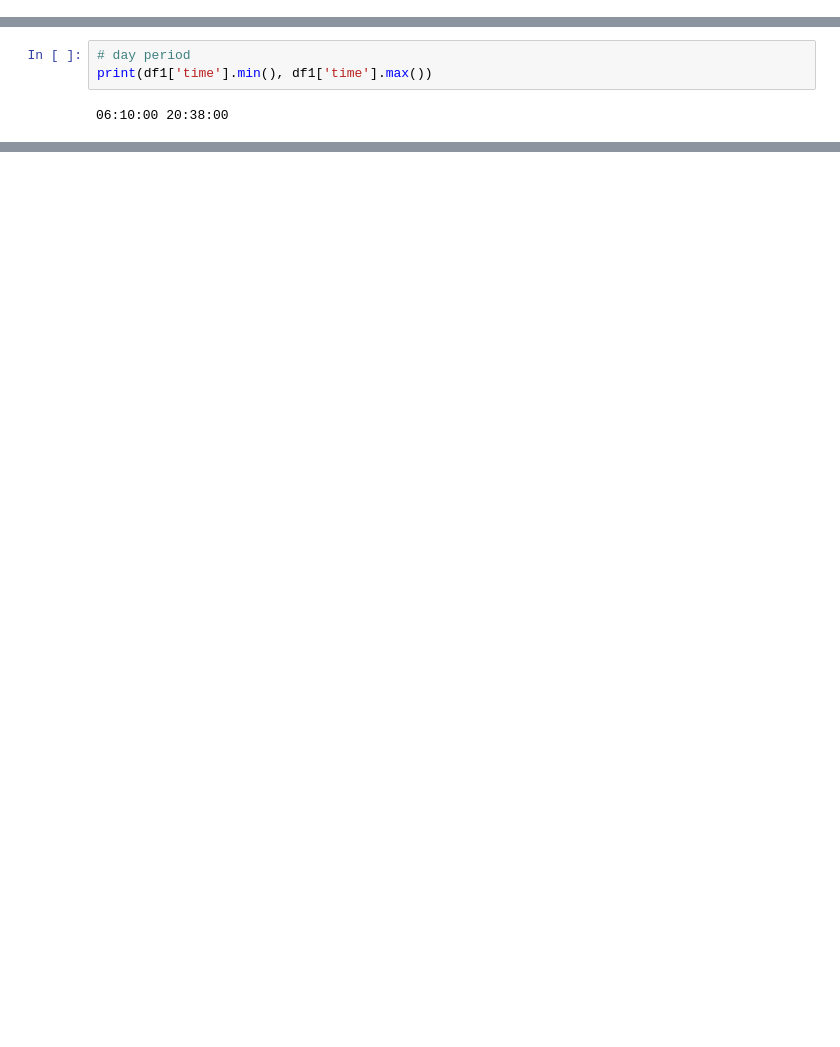
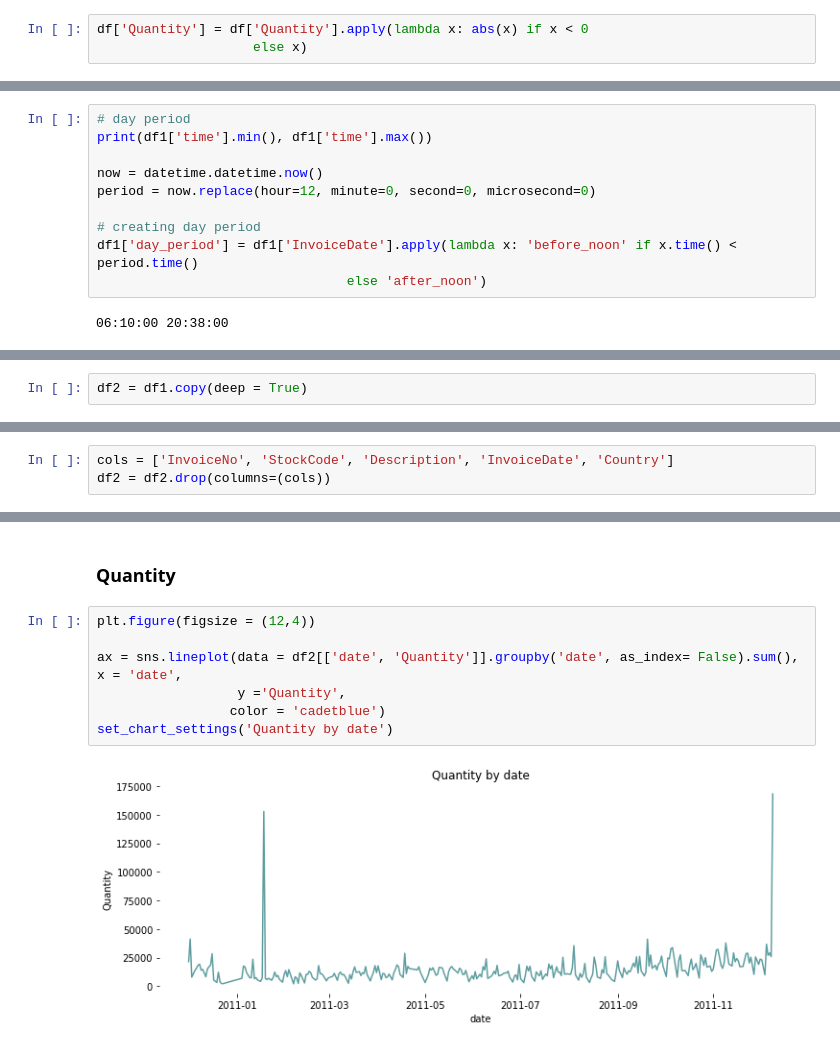
Before and after one commit to daianeklein/customer-segmentation, a Jupyter notebook: customer-segmentation.ipynb, the cells around one changed output, grey strips where cells are left out. Cells and saved outputs as stored; diff of their text form; blank space fills up the shorter version.

```diff
--- a/customer-segmentation.ipynb
+++ b/customer-segmentation.ipynb
@@ -133,0 +222,3 @@ print(df['UnitPrice'].max())
+# %%
+df['Quantity'] = df['Quantity'].apply(lambda x: abs(x) if x < 0
+                    else x)
@@ -175,5 +276,12 @@ df1['weekend'] = df1['day_of_week'].apply(lambda x: 1 if x == 'Saturday' or x ==
 # %%
 # day period
 print(df1['time'].min(), df1['time'].max())
+
+now = datetime.datetime.now()
+period = now.replace(hour=12, minute=0, second=0, microsecond=0)
+
+# creating day period
+df1['day_period'] = df1['InvoiceDate'].apply(lambda x: 'before_noon' if x.time() < period.time()
+                                else 'after_noon')
 # %% [output]
 06:10:00 20:38:00
@@ -179,0 +302,2 @@ print(df1['time'].min(), df1['time'].max())
+# %%
+df2 = df1.copy(deep = True)
@@ -179,0 +335,3 @@ print(df1['time'].min(), df1['time'].max())
+# %%
+cols = ['InvoiceNo', 'StockCode', 'Description', 'InvoiceDate', 'Country']
+df2 = df2.drop(columns=(cols))
@@ -179,0 +347,11 @@ print(df1['time'].min(), df1['time'].max())
+# %% [markdown]
+### Quantity
+# %%
+plt.figure(figsize = (12,4))
+
+ax = sns.lineplot(data = df2[['date', 'Quantity']].groupby('date', as_index= False).sum(),  x = 'date',
+                  y ='Quantity',
+                 color = 'cadetblue')
+set_chart_settings('Quantity by date')
+# %% [output]
+[figure, added]
```
Also changed, not shown: parts of 25 cells of this notebook.
